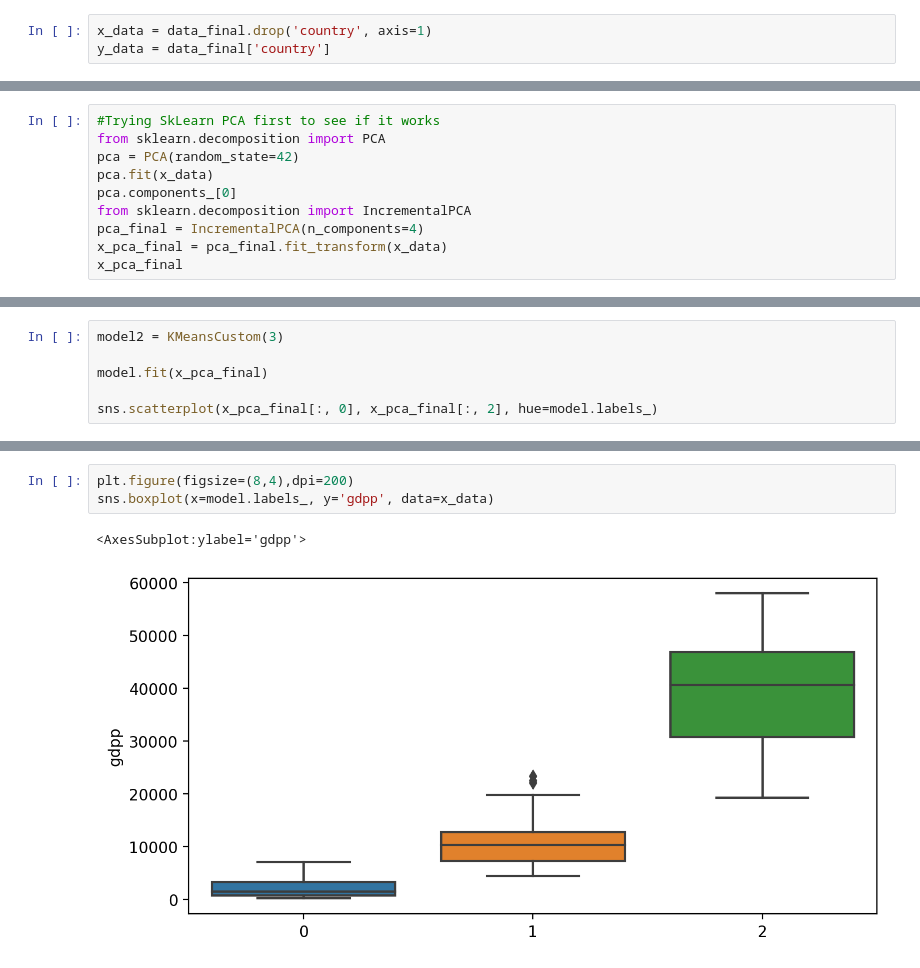
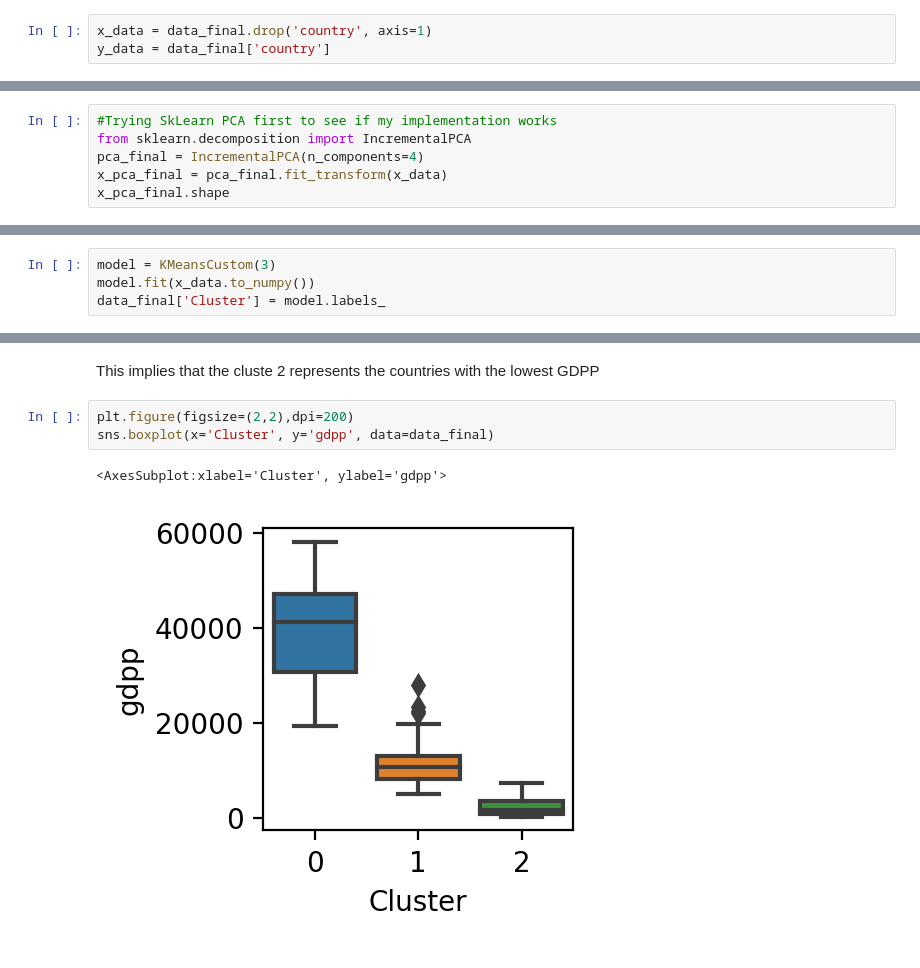
Before and after one commit to divyanshkul/Machine-Learning-Algos, a Jupyter notebook: Week 3 K-Means/KMeans-final.ipynb, the cells around one changed output, grey strips where cells are left out. Cells and saved outputs as stored; diff of their text form.

Commit message:
Added kmeans + conclusions

```diff
--- a/Week 3 K-Means/KMeans-final.ipynb
+++ b/Week 3 K-Means/KMeans-final.ipynb
@@ -197,11 +197,7 @@ y_data = data_final['country']
 # %%
-#Trying SkLearn PCA first to see if it works
-from sklearn.decomposition import PCA
-pca = PCA(random_state=42)
-pca.fit(x_data)
-pca.components_[0]
+#Trying SkLearn PCA first to see if my implementation works
 from sklearn.decomposition import IncrementalPCA
 pca_final = IncrementalPCA(n_components=4)
 x_pca_final = pca_final.fit_transform(x_data)
-x_pca_final
+x_pca_final.shape
 # %% [output]
@@ -266,7 +251,5 @@ sns.scatterplot(x_data.iloc[:, 1], x_data.iloc[:, 0], hue=model.labels_)
 # %%
-model2 = KMeansCustom(3)
-
-model.fit(x_pca_final)
-
-sns.scatterplot(x_pca_final[:, 0], x_pca_final[:, 2], hue=model.labels_)
+model = KMeansCustom(3)
+model.fit(x_data.to_numpy())
+data_final['Cluster'] = model.labels_
 # %% [output]
@@ -275,6 +287,8 @@ sns.scatterplot(x_pca_final[:, 0], x_pca_final[:, 2], hue=model.labels_)
+# %% [markdown]
+This implies that the cluste 2 represents the countries with the lowest GDPP
 # %%
-plt.figure(figsize=(8,4),dpi=200)
-sns.boxplot(x=model.labels_, y='gdpp', data=x_data)
+plt.figure(figsize=(2,2),dpi=200)
+sns.boxplot(x='Cluster', y='gdpp', data=data_final)
 # %% [output]
-<AxesSubplot:ylabel='gdpp'>
+<AxesSubplot:xlabel='Cluster', ylabel='gdpp'>
-[figure, old version]
+[figure, new version]
```
Also changed, not shown: parts of 19 cells of this notebook.
